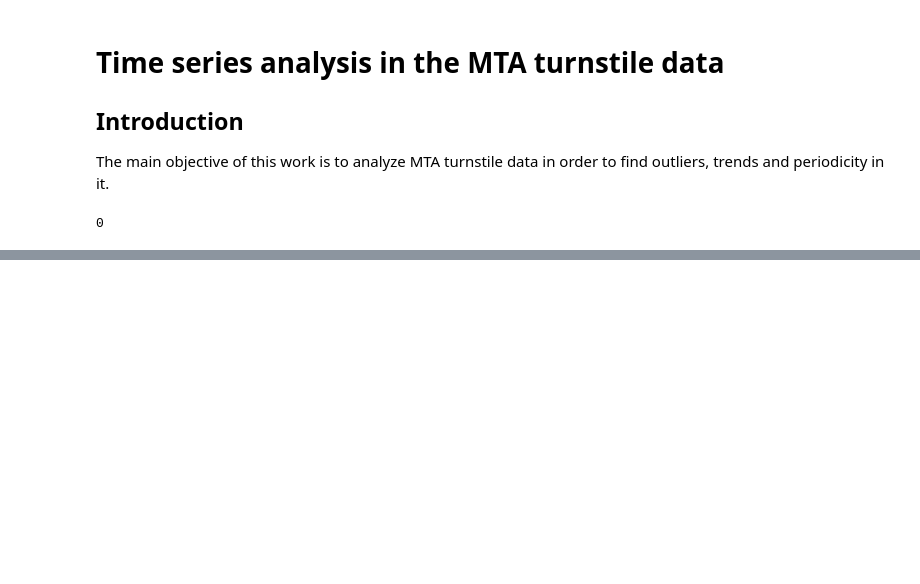
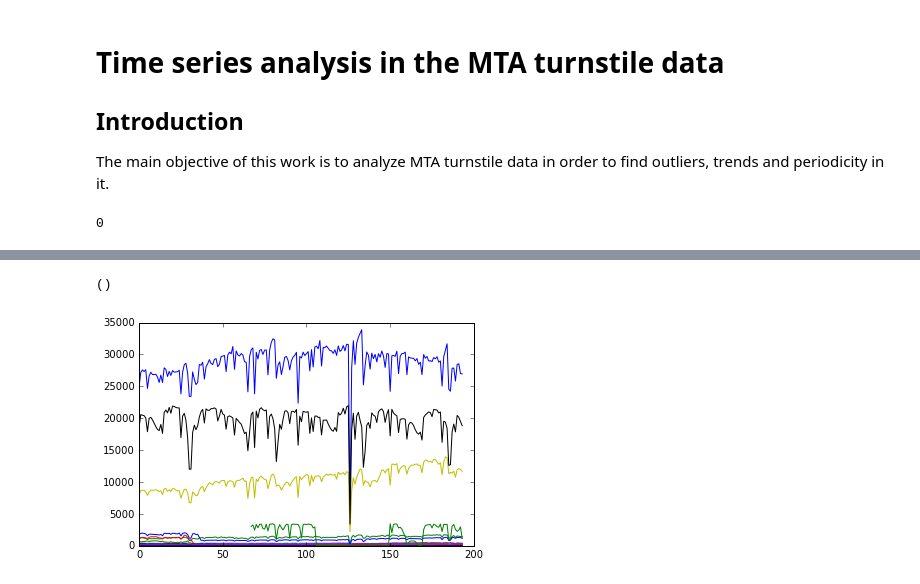
Before and after one commit to alephcero/PUI2016_fdg224, a Jupyter notebook: HW9_fdg224/HW9_1_fdg224.ipynb, the cells around one changed output, grey strips where cells are left out. Cells and saved outputs as stored; diff of their text form; code cells hidden in the pictures; blank space fills up the shorter version.

```diff
--- a/HW9_fdg224/HW9_1_fdg224.ipynb
+++ b/HW9_fdg224/HW9_1_fdg224.ipynb
@@ -30,0 +35,12 @@ data = np.where(data == -1, np.nan, data)
+# %%
+#weeks 05/21/2010 to 02/21/2014.
+import datetime
+
+start = datetime.datetime.strptime("05/21/2010","%m/%d/%Y")
+end = datetime.datetime.strptime("02/21/2014", "%m/%d/%Y")
+weeks = []
+base = start
+for i in range(194):
+    weeks.append(base)
+    base = base + datetime.timedelta(days=7)
+weeks = np.array(weeks)
@@ -30,0 +66,2 @@ data = np.where(data == -1, np.nan, data)
+# %%
+riderMean = np.nanmean(data,axis=0)
@@ -30,0 +72,6 @@ data = np.where(data == -1, np.nan, data)
+# %%
+[plt.plot(riderMean[i]) for i in range(riderMean.shape[0])]
+()
+# %% [output]
+()
+[figure, added]
```
Also changed, not shown: parts of 18 cells of this notebook.
